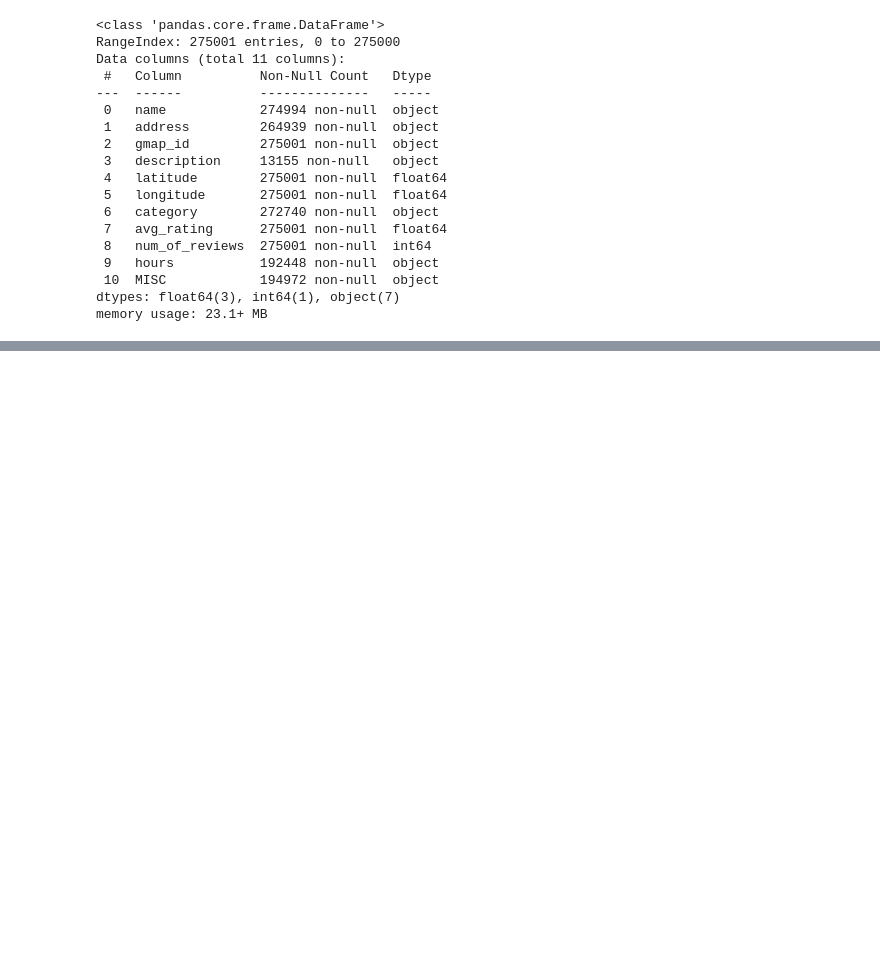
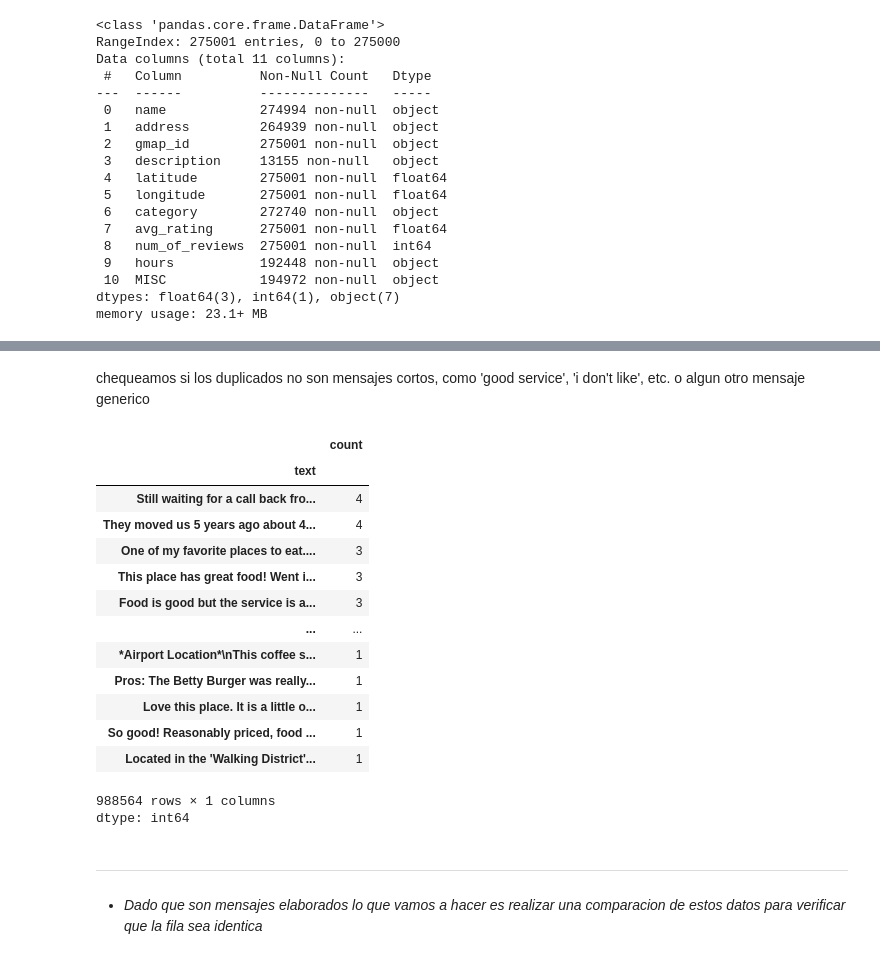
Before and after one commit to moralespbl/ProyectoFinal, a Jupyter notebook: EDA.ipynb, the cells around one changed output, grey strips where cells are left out. Saved outputs shown, nothing was run; the diff lists cells and outputs as text; code cells hidden in the pictures; blank space fills up the shorter version.

```diff
--- a/EDA.ipynb
+++ b/EDA.ipynb
@@ -433,0 +574,26 @@ memory usage: 23.1+ MB
+# %% [markdown]
+chequeamos si los duplicados no son mensajes cortos, como 'good service', 'i don't like', etc. o algun otro mensaje generico
+# %%
+df['text'].value_counts()
+# %% [output]
+|  | count |
+| text |  |
+| Still waiting for a call back fro... | 4 |
+| They moved us 5 years ago about 4... | 4 |
+| One of my favorite places to eat.... | 3 |
+| This place has great food! Went i... | 3 |
+| Food is good but the service is a... | 3 |
+| ... | ... |
+| *Airport Location*\nThis coffee s... | 1 |
+| Pros: The Betty Burger was really... | 1 |
+| Love this place. It is a little o... | 1 |
+| So good! Reasonably priced, food ... | 1 |
+| Located in the 'Walking District'... | 1 |
+988564 rows × 1 columns
+dtype: int64
+# %% [markdown]
+##
+
+---
+##
+ - *Dado que son mensajes elaborados lo que vamos a hacer es realizar una comparacion de estos datos para verificar que la fila sea identica*
```
Also changed, not shown: parts of 20 cells of this notebook.
